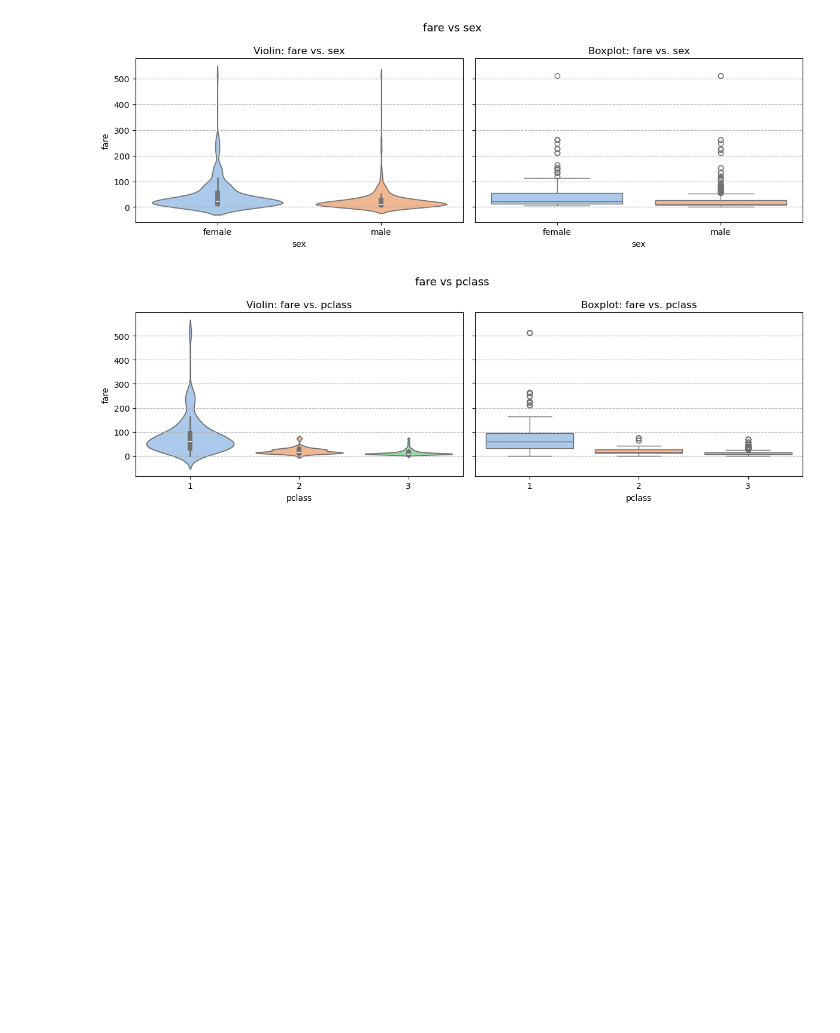
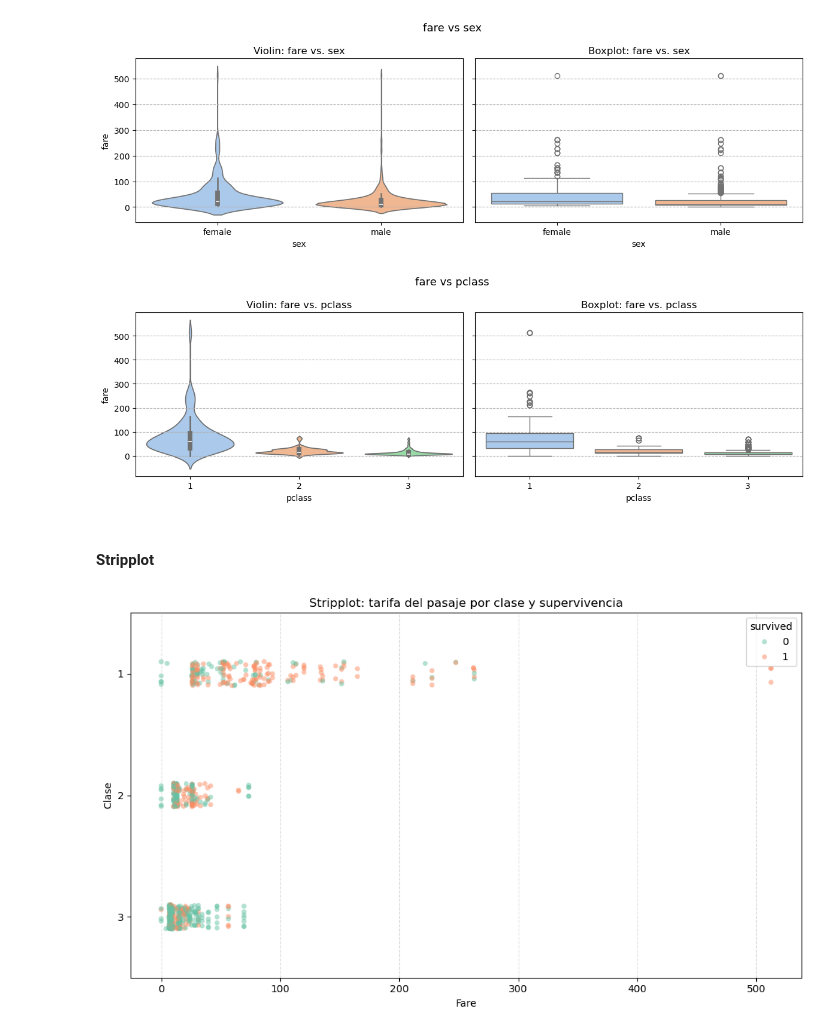
Before and after one commit to FIUBA-Posgrado-Inteligencia-Artificial/CEIA_Analisis_de_datos, a Jupyter notebook: notebooks/clase_02_intro_EDA_Titanic.ipynb, the cells around one changed output. Saved outputs shown, nothing was run; the diff lists cells and outputs as text; code cells hidden in the pictures; blank space fills up the shorter version.

```diff
--- a/notebooks/clase_02_intro_EDA_Titanic.ipynb
+++ b/notebooks/clase_02_intro_EDA_Titanic.ipynb
@@ -782,3 +784,19 @@ for num in ['age', 'fare']:
 [figure]
 [figure]
 [figure]
+# %% [markdown]
+#### Stripplot
+# %%
+plt.figure(figsize=(10, 6))
+sns.stripplot(data=titanic_df, x='fare', y='pclass',
+              hue='survived', palette='Set2', alpha=0.5, size=5, jitter=True)
+
+plt.title('Stripplot: tarifa del pasaje por clase y supervivencia')
+plt.xlabel('Fare')
+plt.ylabel('Clase')
+plt.grid(axis='x', ls='--', alpha=0.4)
+
+plt.tight_layout()
+plt.show()
+# %% [output]
+[figure, added]
```
Also changed, not shown: parts of 5 cells of this notebook.
